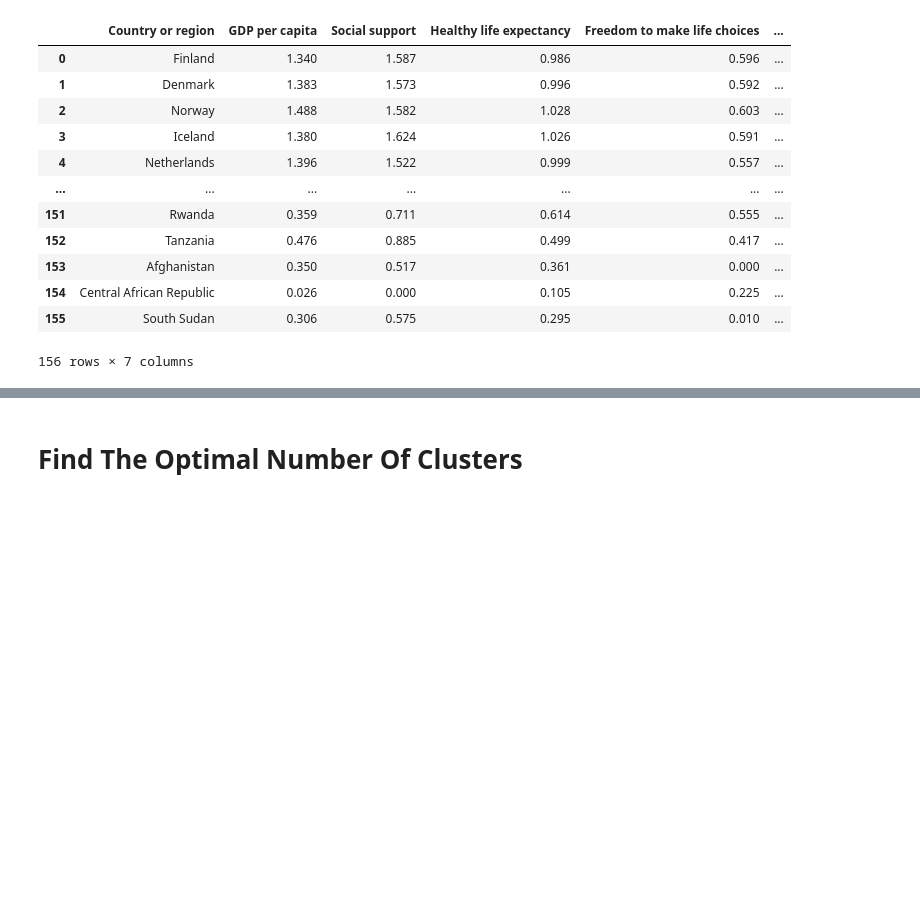
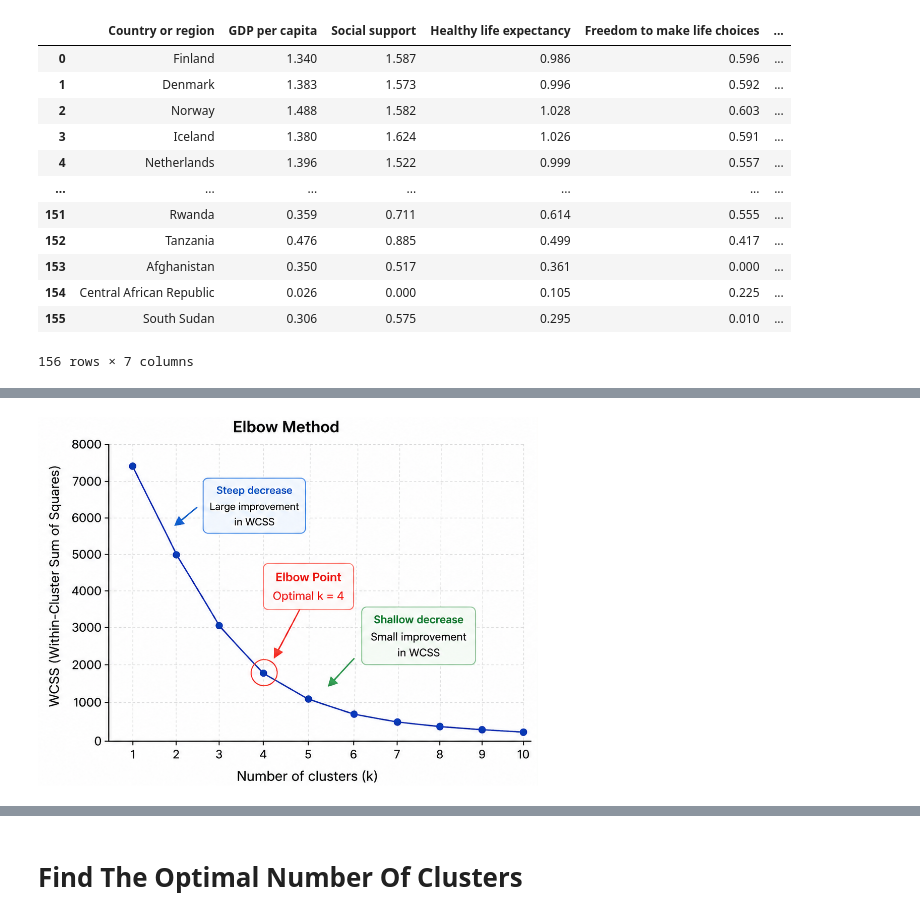
Before and after one commit to edmohmc/ml-fundamentals, a Jupyter notebook: classification/k-means_clustering.ipynb, the cells around one changed output, grey strips where cells are left out. Saved outputs shown, nothing was run; the diff lists cells and outputs as text; code cells hidden in the pictures; blank space fills up the shorter version.

```diff
--- a/classification/k-means_clustering.ipynb
+++ b/classification/k-means_clustering.ipynb
@@ -200,0 +295,5 @@ X = df.drop(['Overall rank', 'Score'], axis=1)
+# %%
+from IPython.display import Image
+Image(filename='images/elbow-method.png', width=500)
+# %% [output]
+[figure, added]
```
Also changed, not shown: parts of 35 cells of this notebook, 1 other file.
